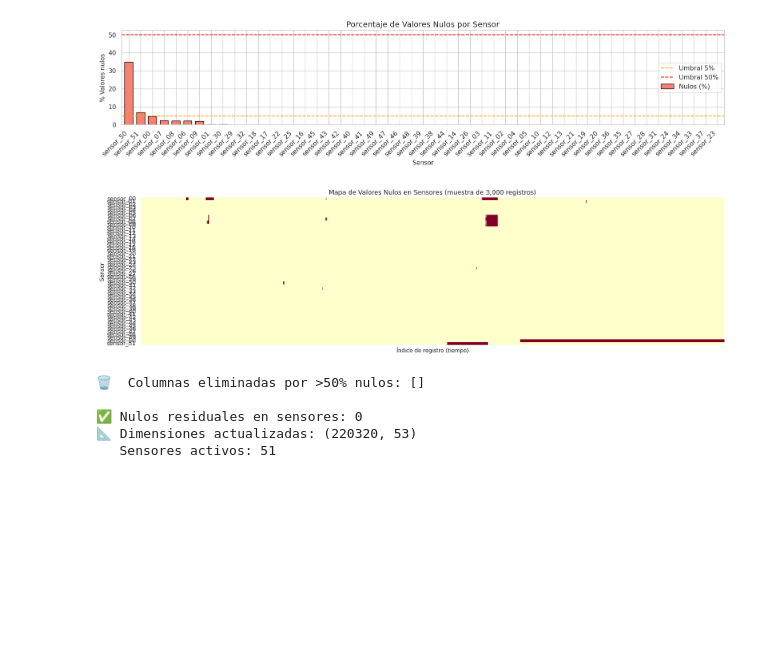
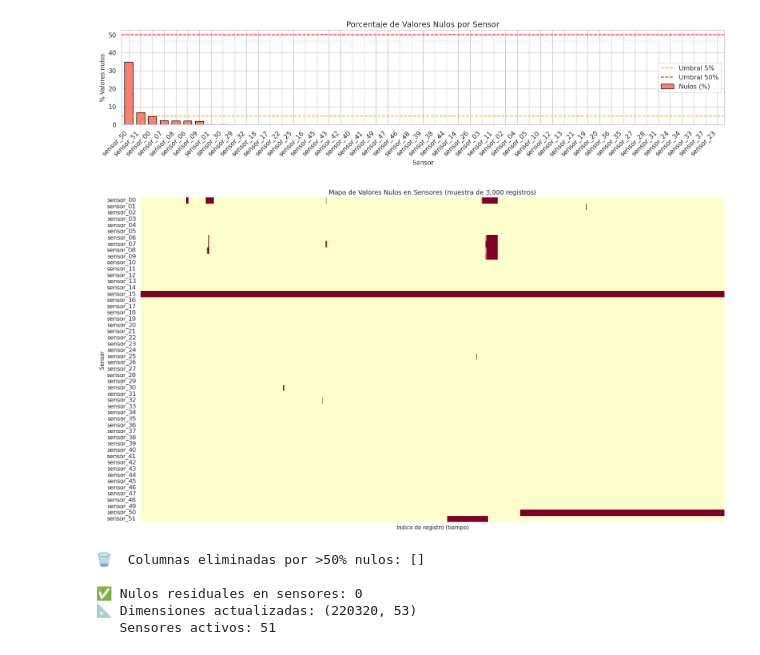
Before and after one commit to nvargas0530/nvargas, a Jupyter notebook: EDA_Bomba_de_Agua.ipynb, the cells around one changed output. Cells and saved outputs as stored; diff of their text form; code cells hidden in the pictures; blank space fills up the shorter version.

```diff
--- a/EDA_Bomba_de_Agua.ipynb
+++ b/EDA_Bomba_de_Agua.ipynb
@@ -107,0 +132,15 @@ Saving sensor.csv to sensor.csv
+# %%
+import pandas as pd
+from google.colab import files
+
+# 1. Subir el archivo manualmente
+uploaded = files.upload()   # seleccionar sensor.csv
+PATH = 'sensor.csv'
+
+# 2. Leer el archivo tal como está (datos crudos)
+df = pd.read_csv(PATH)
+
+# 3. Inspeccionar a fondo el dataset crudo
+print(f'✅ Dataset leído en crudo. Analizando estructura...\n')
+print(df.info())  # <--- Esto imprime el resumen completo en pantalla
+print(f'='*40 + '\n')
@@ -107,0 +177,7 @@ Saving sensor.csv to sensor.csv
+# %%
+# 4. Convertir la columna al tipo fecha y hora (datetime)
+df['timestamp'] = pd.to_datetime(df['timestamp'])
+
+# 5. Confirmación y rango temporal final
+print(f'🔄 Columna "timestamp" convertida con éxito.')
+print(f'   Rango temporal del sensor: {df["timestamp"].min()} → {df["timestamp"].max()}')
@@ -270,22 +370,29 @@ plt.show()
 # %% [output]
 [figure]
 # %%
+import numpy as np
+import matplotlib.pyplot as plt
+import seaborn as sns
+
+# Define var_numericas based on the current DataFrame columns
+var_numericas = [c for c in df.columns if c.startswith('sensor_')]
+
 # Visualización 2: Mapa de calor de nulos (patrón espacial y temporal)
 # Muestra si los nulos están concentrados en ciertos períodos o dispersos aleatoriamente
-fig, ax = plt.subplots(figsize=(18, 5))
+fig, ax = plt.subplots(figsize=(18, 10)) # Increased figure height
 # Muestrear para mayor legibilidad
 sample_idx = np.linspace(0, len(df)-1, 3000, dtype=int)
 sns.heatmap(df[var_numericas].iloc[sample_idx].isnull().T,
             cbar=False, yticklabels=True, cmap='YlOrRd', ax=ax,
             xticklabels=False)
 ax.set_title('Mapa de Valores Nulos en Sensores (muestra de 3,000 registros)',
              fontsize=13)
 ax.set_xlabel('Índice de registro (tiempo)')
 ax.set_ylabel('Sensor')
 plt.tight_layout()
 plt.show()
 # %% [output]
-[figure, old version]
+[figure, new version]
 # %%
 # ─── Tratamiento de valores nulos ────────────────────────────────────────────
 # Criterios (basados en naturaleza de series de tiempo):
```
Also changed, not shown: parts of 10 cells of this notebook.
